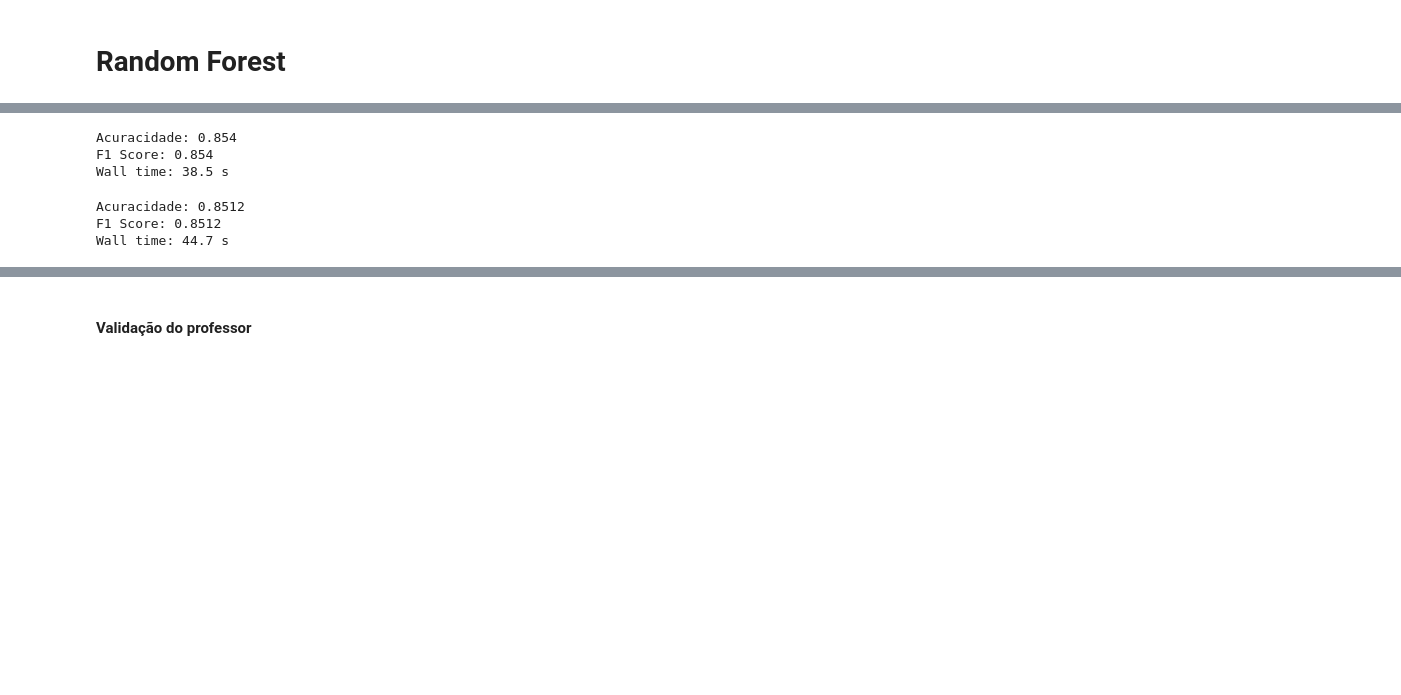
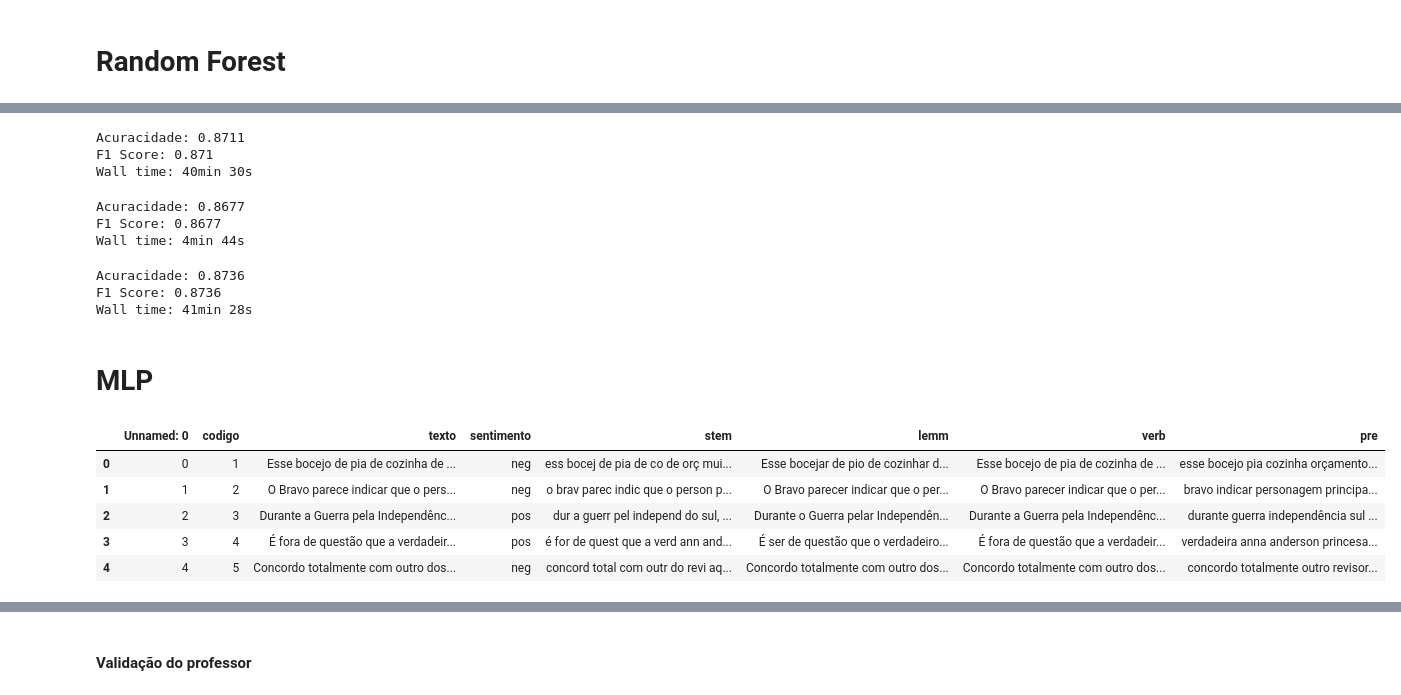
Before and after one commit to hgf777-br/trabalho-final---PLN, a Jupyter notebook: TrabalhoFinal_NLP.ipynb, the cells around one changed output, grey strips where cells are left out. Saved outputs shown, nothing was run; the diff lists cells and outputs as text; code cells hidden in the pictures; blank space fills up the shorter version.

```diff
--- a/TrabalhoFinal_NLP.ipynb
+++ b/TrabalhoFinal_NLP.ipynb
@@ -580,3 +779,29 @@ Wall time: 5min 7s
+# %%
+%%time
+# vetorização em unigramas sem stopwords
+vect = CountVectorizer(ngram_range=(1,2))
+# utilizando a base completa sem ajustes
+vect.fit(df_treino.pre)
+vect_treino = vect.transform(df_treino.pre)
+
+# treinamento do modelo árvore de decisão
+tree = RandomForestClassifier(n_estimators=1000, random_state=42, n_jobs=-1)
+tree.fit(vect_treino, df_treino.sentimento)
+
+# escoragem da classificação na amostra de teste
+vect_teste = vect.transform(df_teste.pre)
+predito = tree.predict(vect_teste)
+
+# mensuração do resultado pela acurácia e f1 score
+accuracy = accuracy_score(df_teste.sentimento, predito)
+f1score = f1_score(df_teste.sentimento, predito, average='weighted')
+
+print(f"Acuracidade: {round(accuracy,4)}")
+print(f"F1 Score: {round(f1score,4)}")
+# %% [output]
+Acuracidade: 0.8711
+F1 Score: 0.871
+Wall time: 40min 30s
 # %%
 %%time
 # vetorização em unigramas sem stopwords
@@ -586,7 +811,7 @@ vect.fit(df_treino.texto)
 vect_treino = vect.transform(df_treino.texto)
 
 # treinamento do modelo árvore de decisão
-tree = RandomForestClassifier(random_state=42, n_jobs=-1)
+tree = RandomForestClassifier(n_estimators=1000, random_state=42, n_jobs=-1)
 tree.fit(vect_treino, df_treino.sentimento)
 
 # escoragem da classificação na amostra de teste
@@ -600,23 +825,23 @@ f1score = f1_score(df_teste.sentimento, predito, average='weighted')
 print(f"Acuracidade: {round(accuracy,4)}")
 print(f"F1 Score: {round(f1score,4)}")
 # %% [output]
-Acuracidade: 0.854
-F1 Score: 0.854
-Wall time: 38.5 s
+Acuracidade: 0.8677
+F1 Score: 0.8677
+Wall time: 4min 44s
 # %%
 %%time
 # vetorização em unigramas sem stopwords
-vect = CountVectorizer(ngram_range=(1,1), stop_words=stops)
+vect = CountVectorizer(ngram_range=(1,2), stop_words=stops)
 # utilizando a base completa sem ajustes
-vect.fit(df_treino.verb)
-vect_treino = vect.transform(df_treino.verb)
+vect.fit(df_treino.texto)
+vect_treino = vect.transform(df_treino.texto)
 
 # treinamento do modelo árvore de decisão
-tree = RandomForestClassifier(random_state=42, n_jobs=-1)
+tree = RandomForestClassifier(n_estimators=1000, random_state=42, n_jobs=-1)
 tree.fit(vect_treino, df_treino.sentimento)
 
 # escoragem da classificação na amostra de teste
-vect_teste = vect.transform(df_teste.verb)
+vect_teste = vect.transform(df_teste.texto)
 predito = tree.predict(vect_teste)
 
 # mensuração do resultado pela acurácia e f1 score
@@ -626,6 +851,17 @@ f1score = f1_score(df_teste.sentimento, predito, average='weighted')
 print(f"Acuracidade: {round(accuracy,4)}")
 print(f"F1 Score: {round(f1score,4)}")
 # %% [output]
-Acuracidade: 0.8512
-F1 Score: 0.8512
-Wall time: 44.7 s
+Acuracidade: 0.8736
+F1 Score: 0.8736
+Wall time: 41min 28s
+# %% [markdown]
+# MLP
+# %%
+df.head()
+# %% [output]
+|  | Unnamed: 0 | codigo | texto | sentimento | stem | lemm | verb | pre |
+| 0 | 0 | 1 | Esse bocejo de pia de cozinha de ... | neg | ess bocej de pia de co de orç mui... | Esse bocejar de pio de cozinhar d... | Esse bocejo de pia de cozinha de ... | esse bocejo pia cozinha orçamento... |
+| 1 | 1 | 2 | O Bravo parece indicar que o pers... | neg | o brav parec indic que o person p... | O Bravo parecer indicar que o per... | O Bravo parecer indicar que o per... | bravo indicar personagem principa... |
+| 2 | 2 | 3 | Durante a Guerra pela Independênc... | pos | dur a guerr pel independ do sul, ... | Durante o Guerra pelar Independên... | Durante a Guerra pela Independênc... | durante guerra independência sul ... |
+| 3 | 3 | 4 | É fora de questão que a verdadeir... | pos | é for de quest que a verd ann and... | É ser de questão que o verdadeiro... | É fora de questão que a verdadeir... | verdadeira anna anderson princesa... |
+| 4 | 4 | 5 | Concordo totalmente com outro dos... | neg | concord total com outr do revi aq... | Concordo totalmente com outro dos... | Concordo totalmente com outro dos... | concordo totalmente outro revisor... |
```
Also changed, not shown: parts of 38 cells of this notebook.
